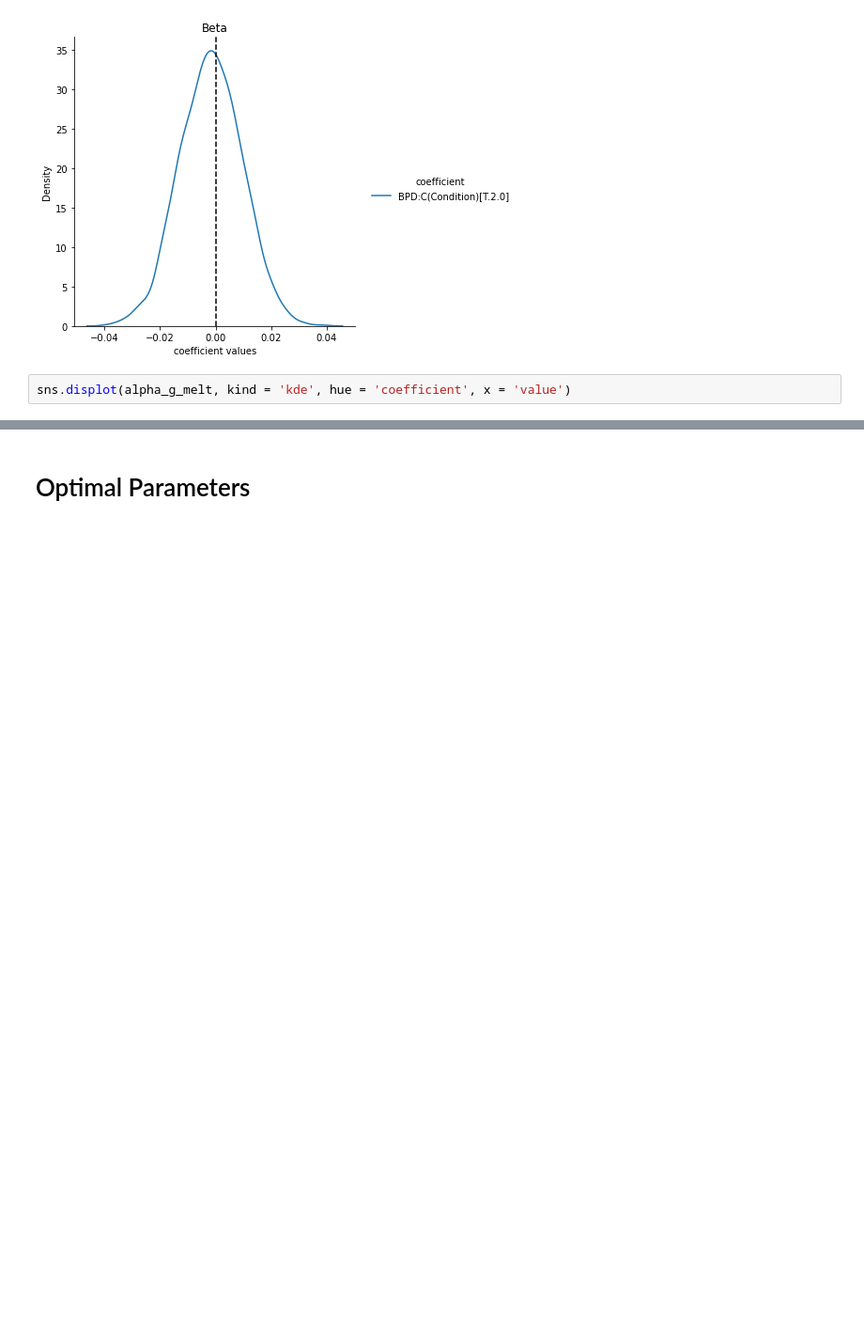
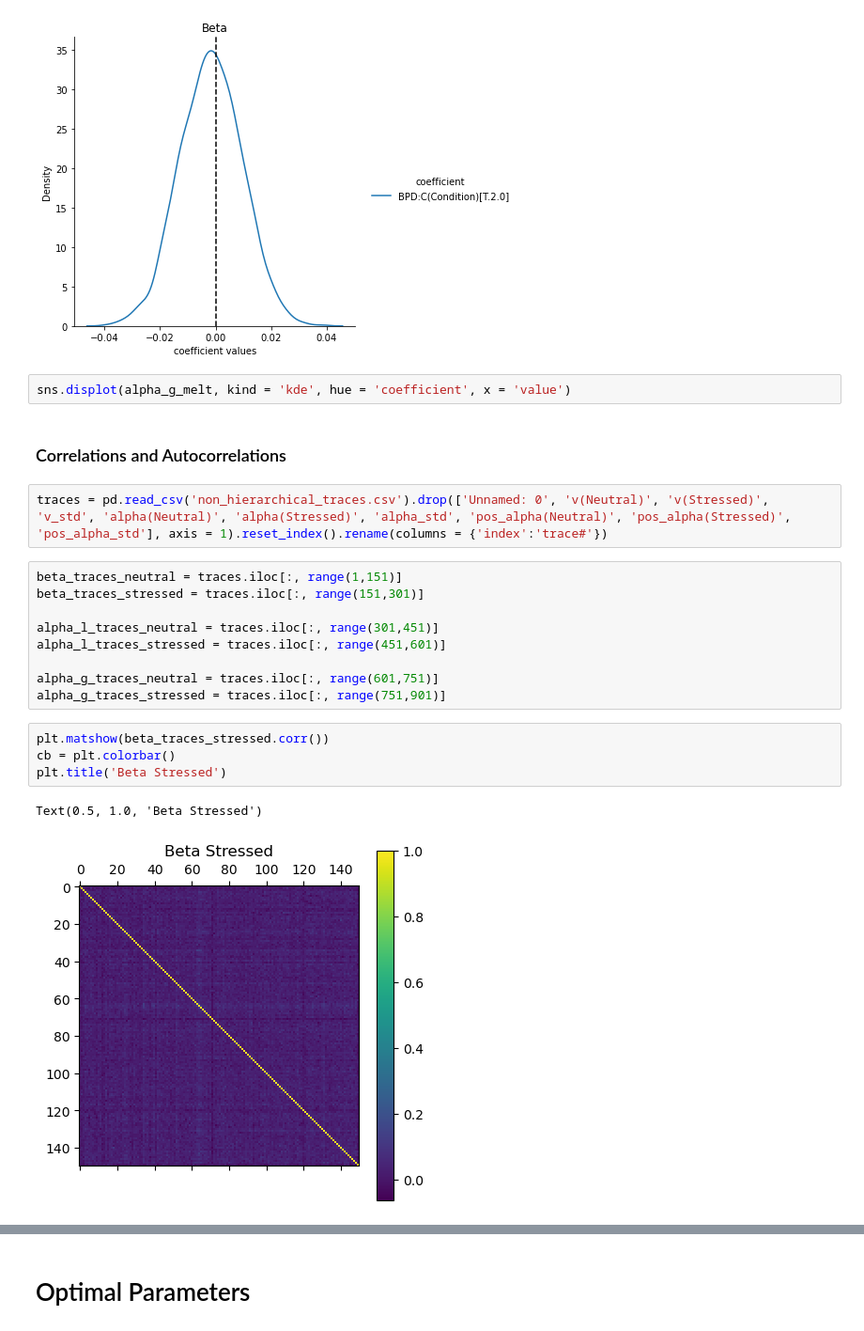
Before and after one commit to tejas-savalia/BPD, a Jupyter notebook: bpd_analyses.ipynb, the cells around one changed output, grey strips where cells are left out. Shown at 94% size. Drawn from its saved outputs; the diff is of its cells as text; blank space fills up the shorter version.

```diff
--- a/bpd_analyses.ipynb
+++ b/bpd_analyses.ipynb
@@ -405,3 +411,23 @@ Text(0.5, 1.0, 'Beta')
 [figure]
 # %%
 sns.displot(alpha_g_melt, kind = 'kde', hue = 'coefficient', x = 'value')
+# %% [markdown]
+### Correlations and Autocorrelations
+# %%
+traces = pd.read_csv('non_hierarchical_traces.csv').drop(['Unnamed: 0', 'v(Neutral)', 'v(Stressed)', 'v_std', 'alpha(Neutral)', 'alpha(Stressed)', 'alpha_std', 'pos_alpha(Neutral)', 'pos_alpha(Stressed)', 'pos_alpha_std'], axis = 1).reset_index().rename(columns = {'index':'trace#'})
+# %%
+beta_traces_neutral = traces.iloc[:, range(1,151)]
+beta_traces_stressed = traces.iloc[:, range(151,301)]
+
+alpha_l_traces_neutral = traces.iloc[:, range(301,451)]
+alpha_l_traces_stressed = traces.iloc[:, range(451,601)]
+
+alpha_g_traces_neutral = traces.iloc[:, range(601,751)]
+alpha_g_traces_stressed = traces.iloc[:, range(751,901)]
+# %%
+plt.matshow(beta_traces_stressed.corr())
+cb = plt.colorbar()
+plt.title('Beta Stressed')
+# %% [output]
+Text(0.5, 1.0, 'Beta Stressed')
+[figure, added]
```
Also changed, not shown: parts of 11 cells of this notebook, 4 other files.
